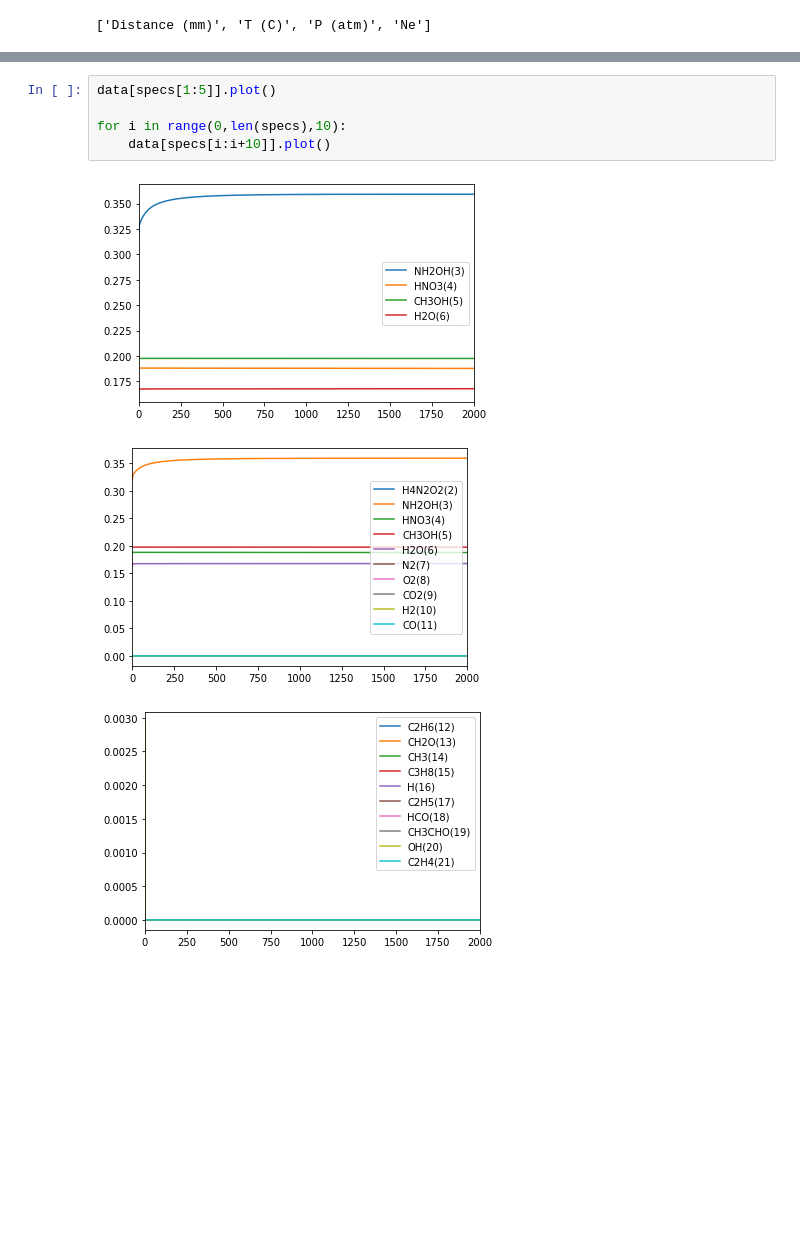
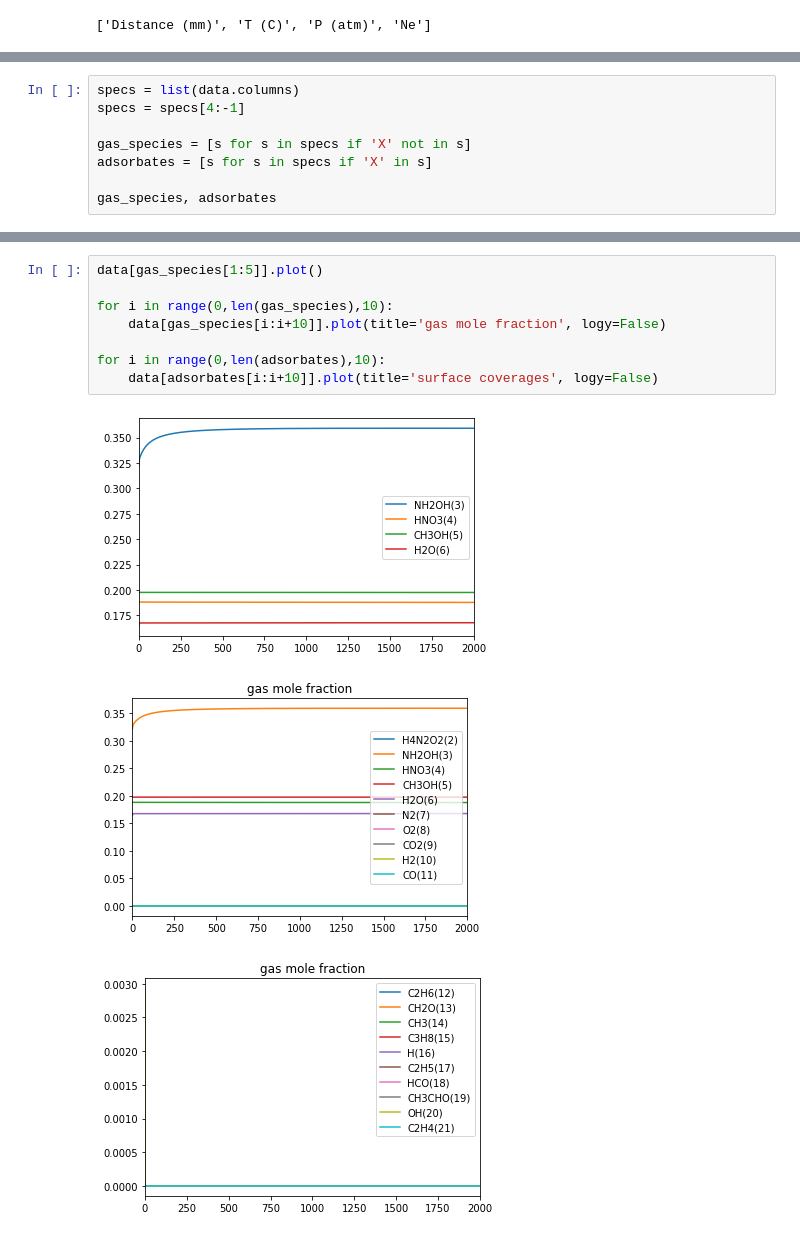
Before and after one commit to ChrisBNEU/HAN, a Jupyter notebook: CanteraModels/rocketman.ipynb, the cells around one changed output, grey strips where cells are left out. Cells and saved outputs as stored; diff of their text form; blank space fills up the shorter version.

Commit message:
I think some progress..?
Tried initializing the surface coverages at
the start.

Now plot the alpha curve at the end.

```diff
--- a/CanteraModels/rocketman.ipynb
+++ b/CanteraModels/rocketman.ipynb
@@ -466,0 +504,8 @@ specs
+# %%
+specs = list(data.columns)
+specs = specs[4:-1]
+
+gas_species = [s for s in specs if 'X' not in s]
+adsorbates = [s for s in specs if 'X' in s]
+
+gas_species, adsorbates
@@ -467,9 +530,12 @@ specs
 # %%
-data[specs[1:5]].plot()
+data[gas_species[1:5]].plot()
 
-for i in range(0,len(specs),10):
-    data[specs[i:i+10]].plot()
+for i in range(0,len(gas_species),10):
+    data[gas_species[i:i+10]].plot(title='gas mole fraction', logy=False)
+
+for i in range(0,len(adsorbates),10):
+    data[adsorbates[i:i+10]].plot(title='surface coverages', logy=False)
 # %% [output]
 [figure]
-[figure, old version]
+[figure, new version]
-[figure, old version]
+[figure, new version]
```
Also changed, not shown: parts of 22 cells of this notebook, 2 other files.
